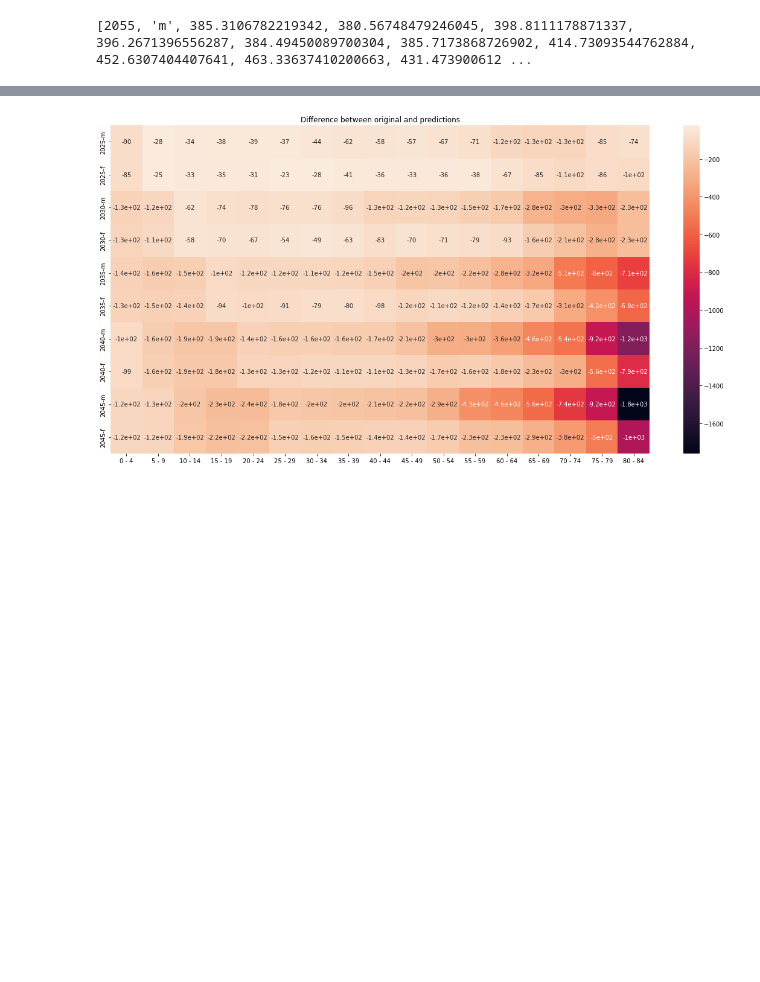
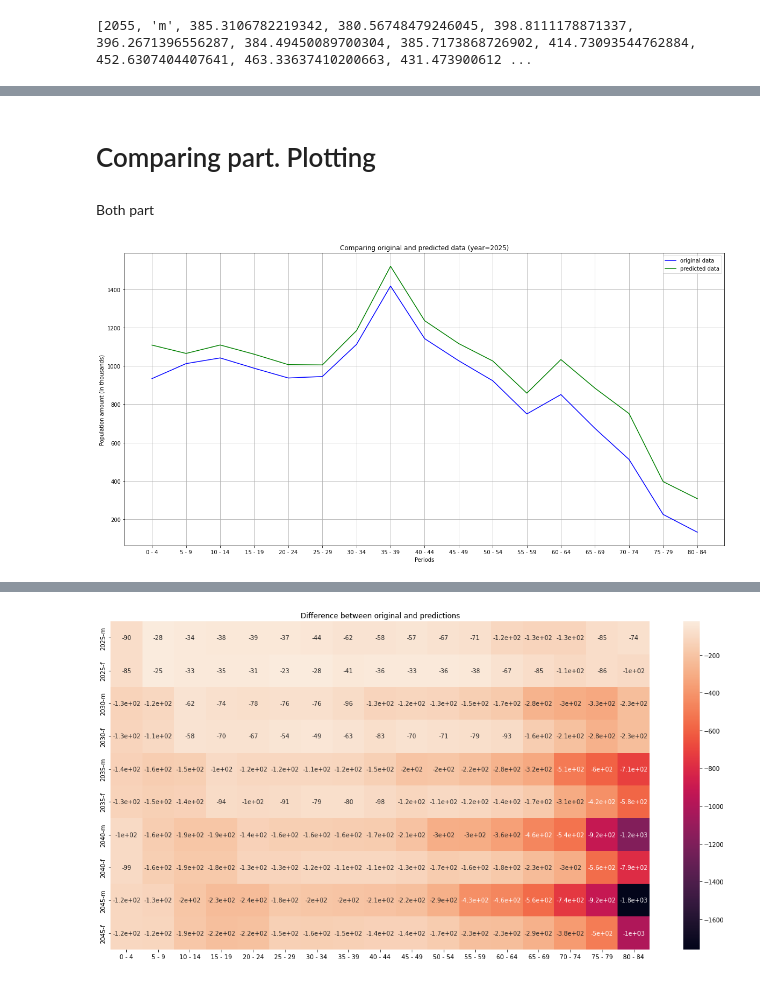
Before and after one commit to bogya345/DiscModel_labs, a Jupyter notebook: lab1.ipynb, the cells around one changed output, grey strips where cells are left out. Cells and saved outputs as stored; diff of their text form; code cells hidden in the pictures; blank space fills up the shorter version.

```diff
--- a/lab1.ipynb
+++ b/lab1.ipynb
@@ -398,13 +414,13 @@ pred_female = prev_f
 
 iters = 5
 
-stor = pd.DataFrame([], columns=cols_ext_period)
+pred = pd.DataFrame([], columns=cols_ext_period)
 
 for i in range(iters):
 
     pred_male, pred_female = model(
         coef_fertility=coef_fertility,
-        coef_bg_ratio=coef_bg_ratio,
+        coef_bg_ratio=coef_bg_ratios,
         surv_rate_m=surv_rate_m.values[0], surv_rate_f=surv_rate_f.values[0],
         prev_record_m = pred_male.iloc[-1].values, prev_record_f= pred_female.iloc[-1].values
         # ,period_labels=labels
@@ -413,12 +429,12 @@ for i in range(iters):
     pred_male = pd.DataFrame([pred_male], columns=cols_ext_period)
     pred_female = pd.DataFrame([pred_female], columns=cols_ext_period)
 
-    stor = stor.append(pred_male)
-    stor = stor.append(pred_female)
+    pred = pred.append(pred_male)
+    pred = pred.append(pred_female)
 
     continue
 
-stor
+pred
 # %% [output]
 |  | Reference_date | Sex | 0 - 4 | 5 - 9 | 10 - 14 | 15 - 19 | 20 - 24 | 25 - 29 | 30 - 34 | 35 - 39 | ... |
 | 0 | 2025 | m | 566.922524 | 543.962330 | 564.509487 | 539.429490 | 512.091782 | 511.884522 | 599.343619 | 761.424718 | ... |
@@ -431,3 +447,8 @@ stor
 | 0 | 2040 | f | 486.678830 | 540.515074 | 573.124332 | 596.950877 | 578.293781 | 598.236905 | 566.537557 | 536.761425 | ... |
 | 0 | 2045 | m | 513.721905 | 522.662142 | 585.139988 | 622.966558 | 650.601644 | 630.071322 | 656.868807 | 632.615556 | ... |
 | 0 | 2045 | f | 491.579149 | 499.176396 | 559.021020 | 594.519970 | 616.421593 | 592.073468 | 613.696742 | 584.630094 | ... |
+# %%
+pred_both = pred.groupby(by=['Reference_date'])[cols_period].sum()
+pred_both.insert(0, 'Reference_date', pred_both.index)
+pred_both.reset_index(drop=True, inplace=True)
+pred_both
@@ -469,0 +512,33 @@ import matplotlib.pyplot as plt
+# %% [markdown]
+# Comparing part. Plotting
+# %%
+# def plotting_compare_single(orig, pred, sex, year, title="Comparing original and predicted data (sex={0},year={1})"):
+def plotting_compare_single(orig, pred, cond, title):
+    plt.figure(1, figsize=(20,10))
+    # plt.title(title.format(sex, year))
+    plt.title(title)
+
+    orig_cond = cond(orig)
+    pred_cond = cond(pred)
+
+    # plt.plot(orig[ (orig['Sex'] == sex) & (orig['Reference_date'] == year) ][cols_period].values.tolist()[0], color='b')
+    # plt.plot(pred[ (pred['Sex'] == sex) & (pred['Reference_date'] == year) ][cols_period].values.tolist()[0], color='g')
+
+    plt.plot(orig[orig_cond][cols_period].values.tolist()[0], color='b')
+    plt.plot(pred[pred_cond][cols_period].values.tolist()[0], color='g')
+
+    plt.xlabel('Periods')
+    plt.xticks(range(0, len(cols_period)), cols_period)
+
+    plt.ylabel('Population amount (in thousands)')
+
+    plt.legend(['original data', 'predicted data'])
+    plt.grid()
+    plt.show()
+    pass
+# %% [markdown]
+Both part
+# %%
+plotting_compare_single(d_both, pred_both, lambda t: t['Reference_date']==2025, title="Comparing original and predicted data (year=2025)")
+# %% [output]
+[figure, added]
```
Also changed, not shown: parts of 14 cells of this notebook.
